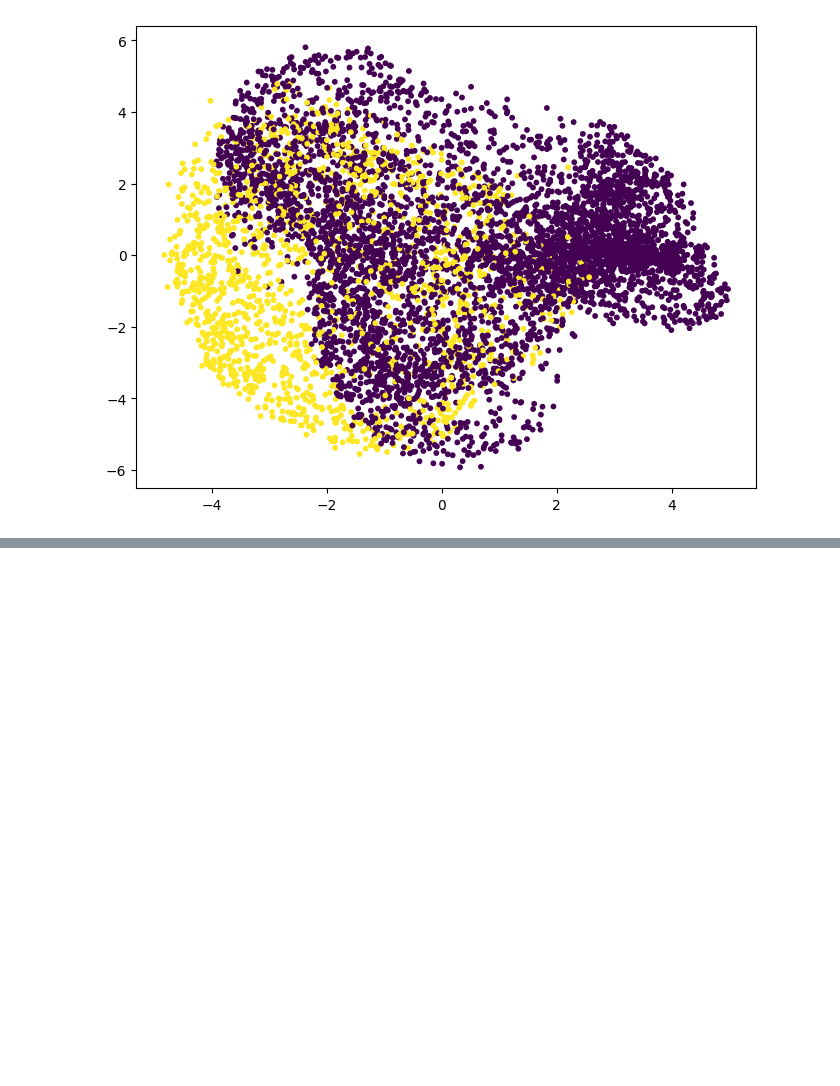
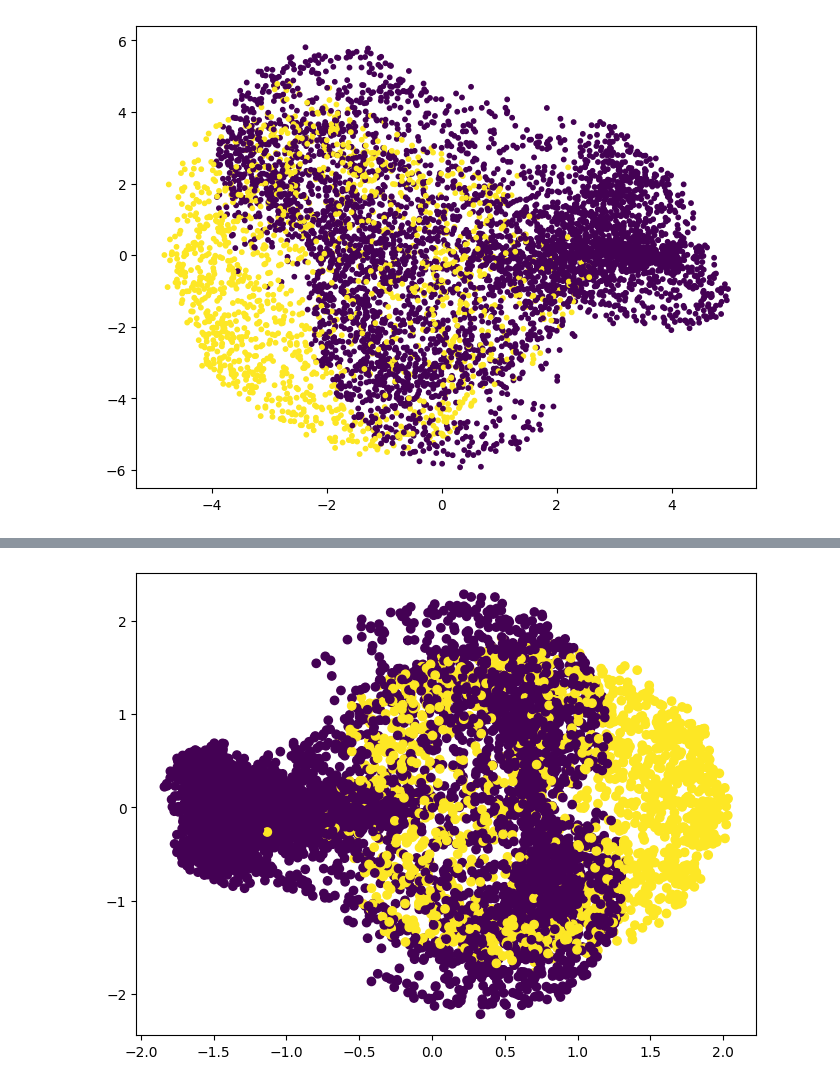
Before and after one commit to alequerenghi/unsupervised_learning, a Jupyter notebook: ex4.ipynb, the cells around one changed output, grey strips where cells are left out. Drawn from its saved outputs; the diff is of its cells as text; code cells hidden in the pictures; blank space fills up the shorter version.

```diff
--- a/ex4.ipynb
+++ b/ex4.ipynb
@@ -76,0 +77,9 @@ plt.show()
+# %%
+import sklearn.decomposition as skpca
+kernel = skpca.KernelPCA(2, kernel='linear', gamma=2)
+y = kernel.fit_transform(data)
+plt.figure(figsize=(8,6))
+plt.scatter(y[:,0],y[:,1], c=labels)
+plt.show()
+# %% [output]
+[figure, added]
```
Also changed, not shown: parts of 6 cells of this notebook.
